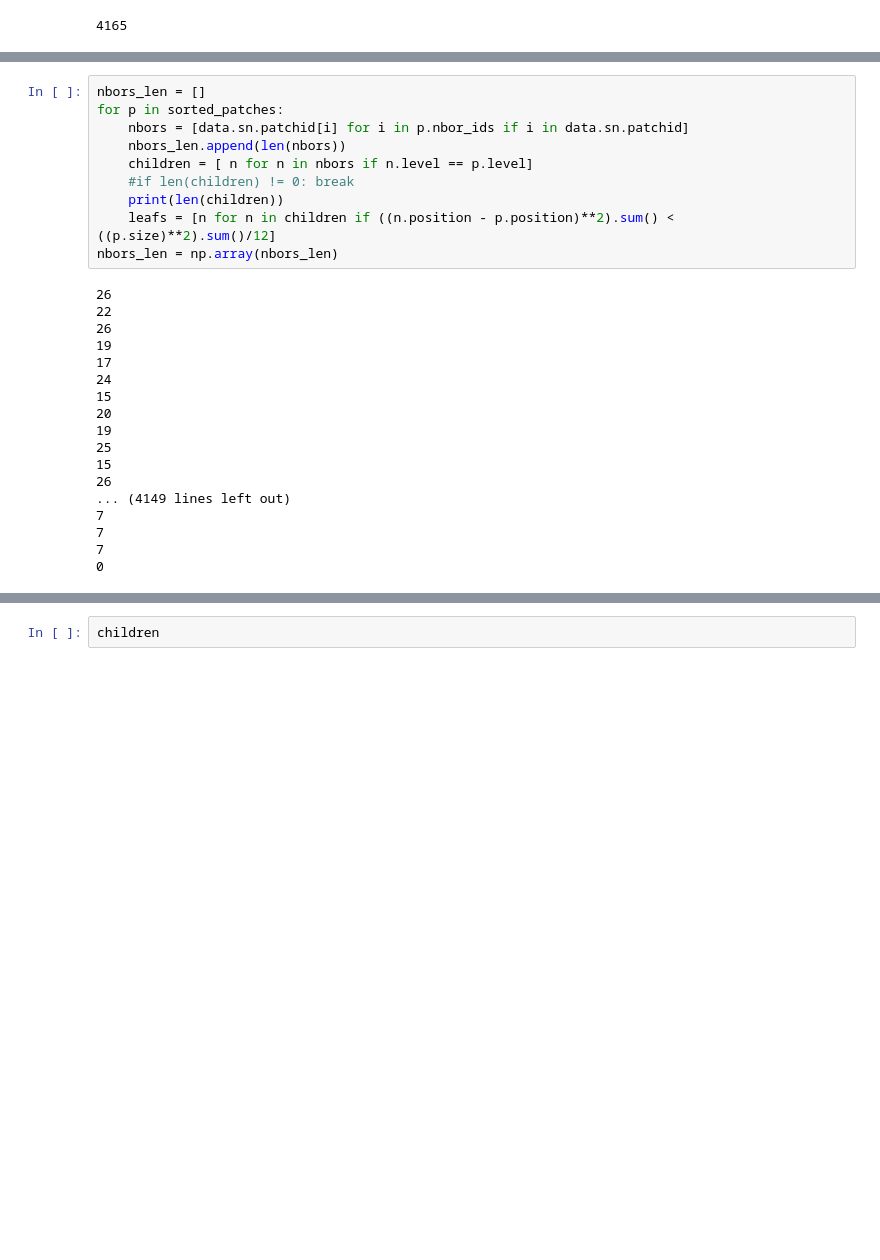
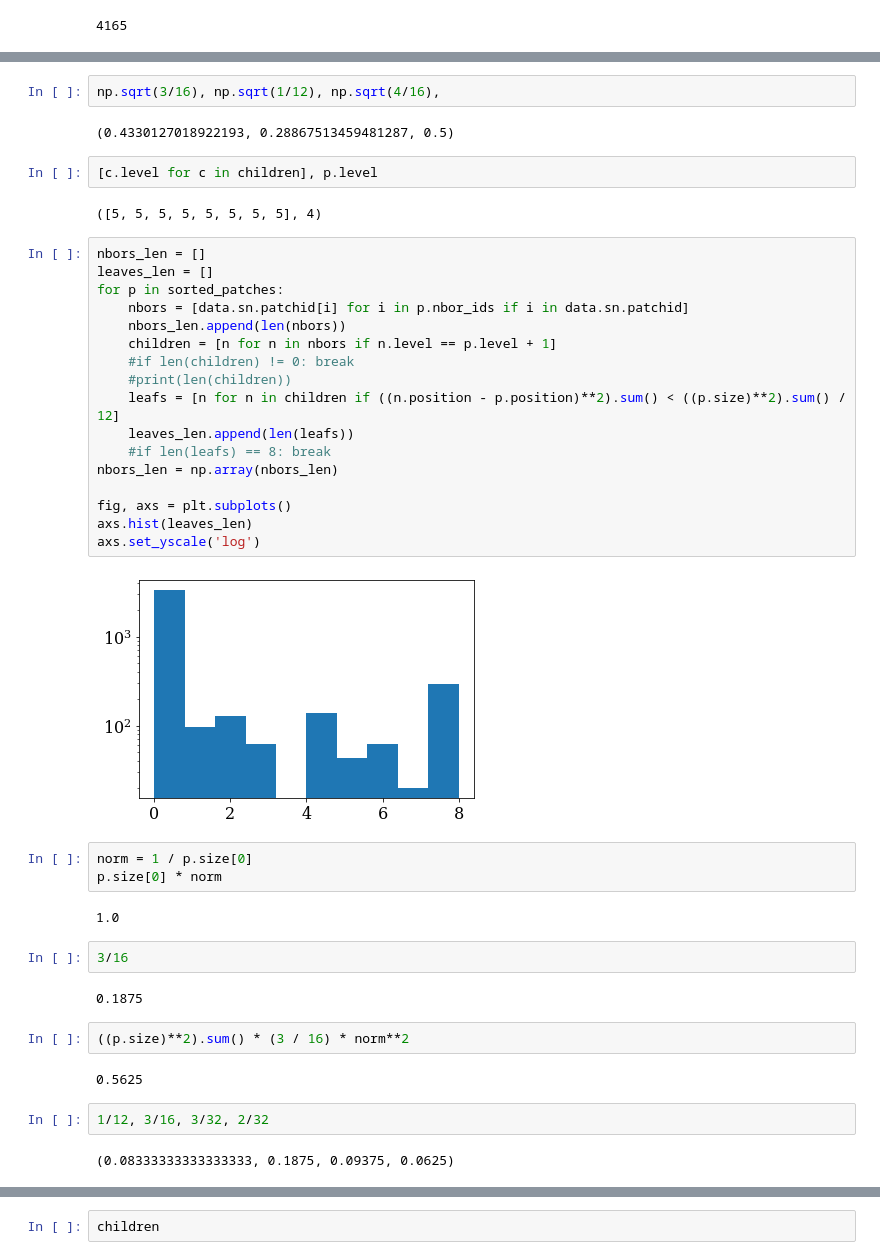
Before and after one commit to agent031/DispatchPythonPipeline, a Jupyter notebook: OSYRIS/osyris_selec.ipynb, the cells around one changed output, grey strips where cells are left out. Saved outputs shown, nothing was run; the diff lists cells and outputs as text; blank space fills up the shorter version.

```diff
--- a/OSYRIS/osyris_selec.ipynb
+++ b/OSYRIS/osyris_selec.ipynb
@@ -46,28 +88,44 @@ sorted_patches = [pp[w[i]] for i in range(len(pp))]; print(len(sorted_patches))
+# %%
+np.sqrt(3/16), np.sqrt(1/12), np.sqrt(4/16),
+# %% [output]
+(0.4330127018922193, 0.28867513459481287, 0.5)
+# %%
+[c.level for c in children], p.level
+# %% [output]
+([5, 5, 5, 5, 5, 5, 5, 5], 4)
 # %%
 nbors_len = []
+leaves_len = []
 for p in sorted_patches:
     nbors = [data.sn.patchid[i] for i in p.nbor_ids if i in data.sn.patchid]
     nbors_len.append(len(nbors))
-    children = [ n for n in nbors if n.level == p.level]
+    children = [n for n in nbors if n.level == p.level + 1]
     #if len(children) != 0: break
-    print(len(children))
-    leafs = [n for n in children if ((n.position - p.position)**2).sum() < ((p.size)**2).sum()/12]
+    #print(len(children))
+    leafs = [n for n in children if ((n.position - p.position)**2).sum() < ((p.size)**2).sum() / 12]
+    leaves_len.append(len(leafs))
+    #if len(leafs) == 8: break
 nbors_len = np.array(nbors_len)
+
+fig, axs = plt.subplots()
+axs.hist(leaves_len)
+axs.set_yscale('log')
 # %% [output]
-26
-22
-26
-19
-17
-24
-15
-20
-19
-25
-15
-26
-... (4149 lines left out)
-7
-7
-7
-0
+[figure, added]
+# %%
+norm = 1 / p.size[0]
+p.size[0] * norm
+# %% [output]
+1.0
+# %%
+3/16
+# %% [output]
+0.1875
+# %%
+((p.size)**2).sum() * (3 / 16) * norm**2
+# %% [output]
+0.5625
+# %%
+1/12, 3/16, 3/32, 2/32
+# %% [output]
+(0.08333333333333333, 0.1875, 0.09375, 0.0625)
```
Also changed, not shown: parts of 24 cells of this notebook, 5 other files.
